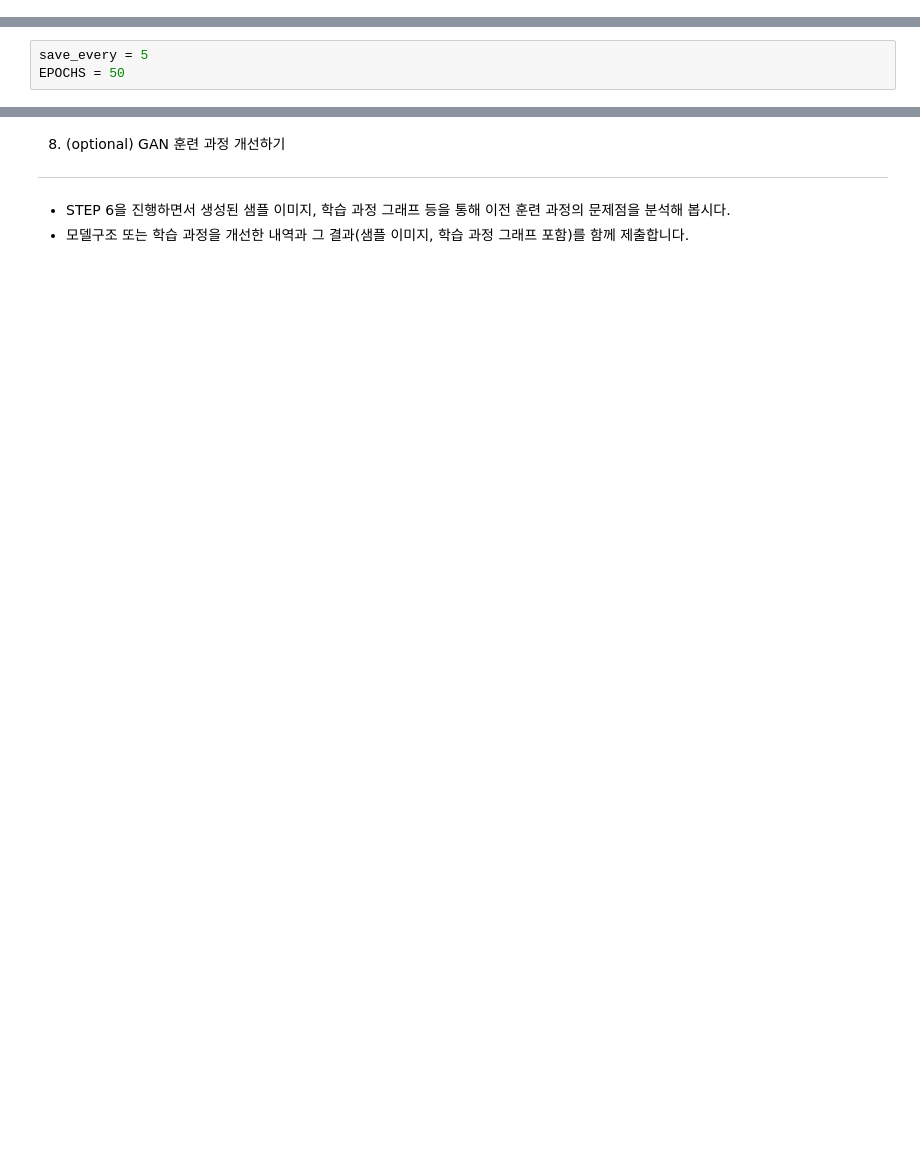
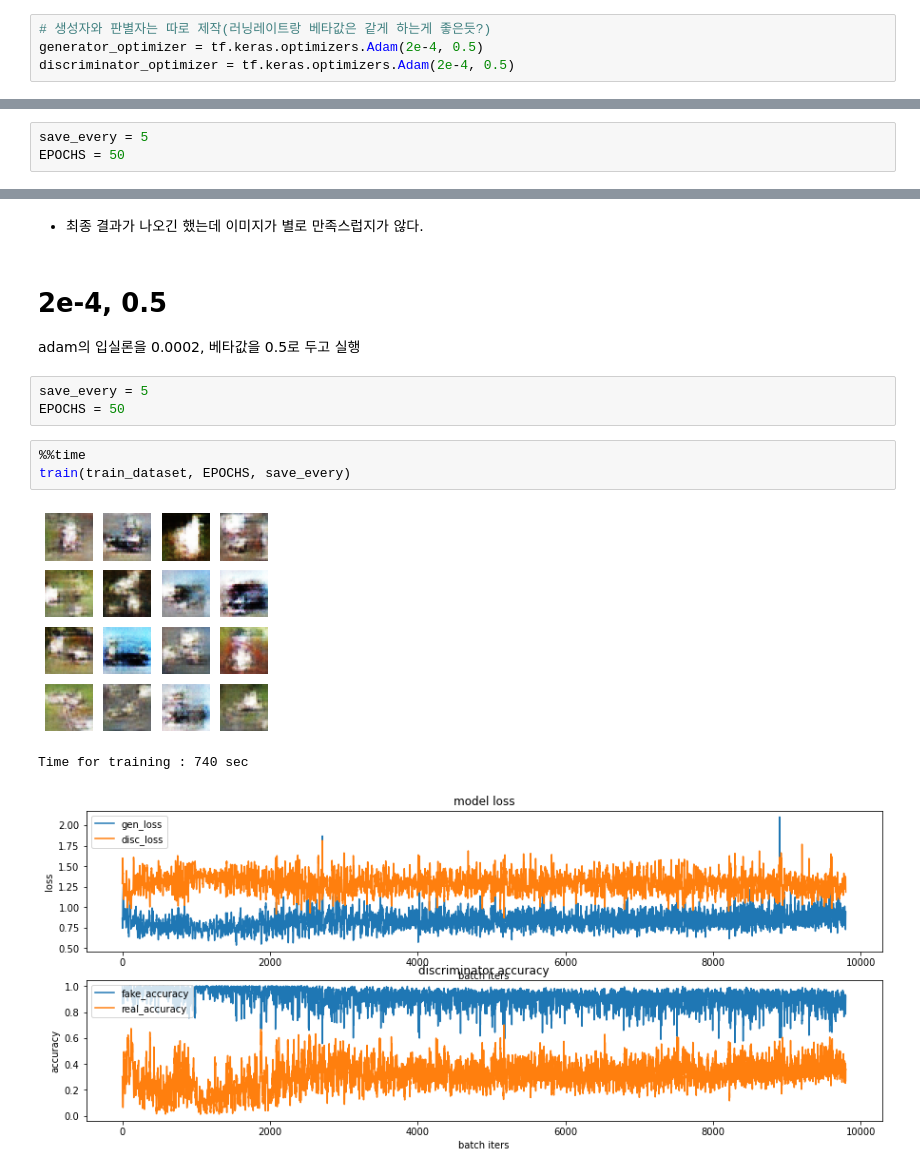
Before and after one commit to fmfmsd/Chamchee, a Jupyter notebook: Exploration2/Ex11/Exploration11.ipynb, the cells around one changed output, grey strips where cells are left out. Saved outputs shown, nothing was run; the diff lists cells and outputs as text; blank space fills up the shorter version.

```diff
--- a/Exploration2/Ex11/Exploration11.ipynb
+++ b/Exploration2/Ex11/Exploration11.ipynb
@@ -278,0 +215,4 @@ discriminator_optimizer = tf.keras.optimizers.Adam(1e-3) # 최적화 함수 Adam
+# %%
+# 생성자와 판별자는 따로 제작(러닝레이트랑 베타값은 같게 하는게 좋은듯?)
+generator_optimizer = tf.keras.optimizers.Adam(2e-4, 0.5)
+discriminator_optimizer = tf.keras.optimizers.Adam(2e-4, 0.5)
@@ -450,7 +372,16 @@ plt.show()  # 정상적으로 모델이 로드되었다면 랜덤 이미지가
-# %% [markdown]
-8. (optional) GAN 훈련 과정 개선하기
-
----
-
-- STEP 6을 진행하면서 생성된 샘플 이미지, 학습 과정 그래프 등을 통해 이전 훈련 과정의 문제점을 분석해 봅시다.
-- 모델구조 또는 학습 과정을 개선한 내역과 그 결과(샘플 이미지, 학습 과정 그래프 포함)를 함께 제출합니다.
+# %% [markdown]
+- 최종 결과가 나오긴 했는데 이미지가 별로 만족스럽지가 않다.
+# %% [markdown]
+# 2e-4, 0.5
+
+adam의 입실론을 0.0002, 베타값을 0.5로 두고 실행
+# %%
+save_every = 5
+EPOCHS = 50
+# %%
+%%time
+train(train_dataset, EPOCHS, save_every)
+# %% [output]
+[figure, added]
+Time for training : 740 sec
+[figure, added]
```
Also changed, not shown: parts of 57 cells of this notebook.
